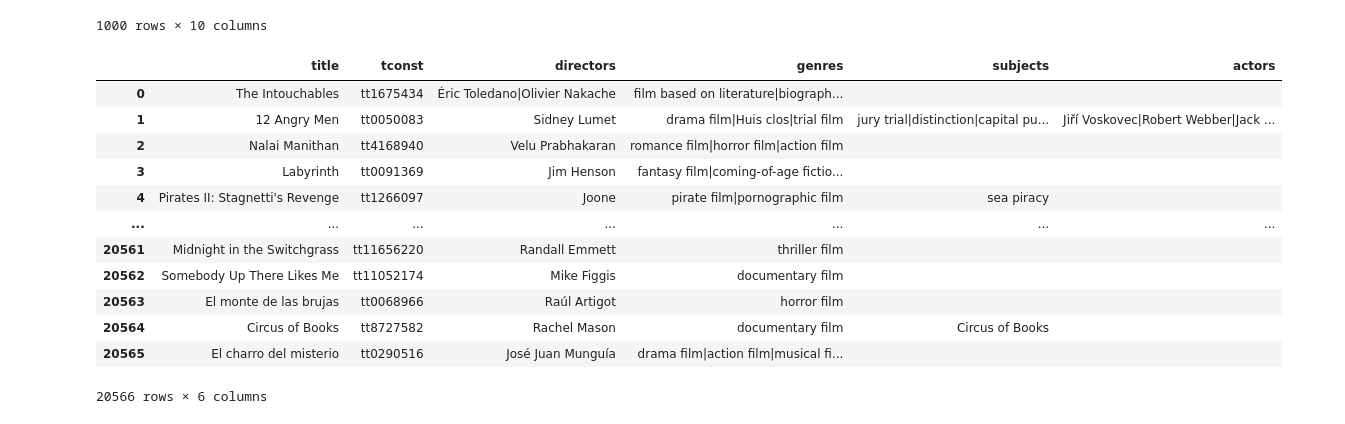
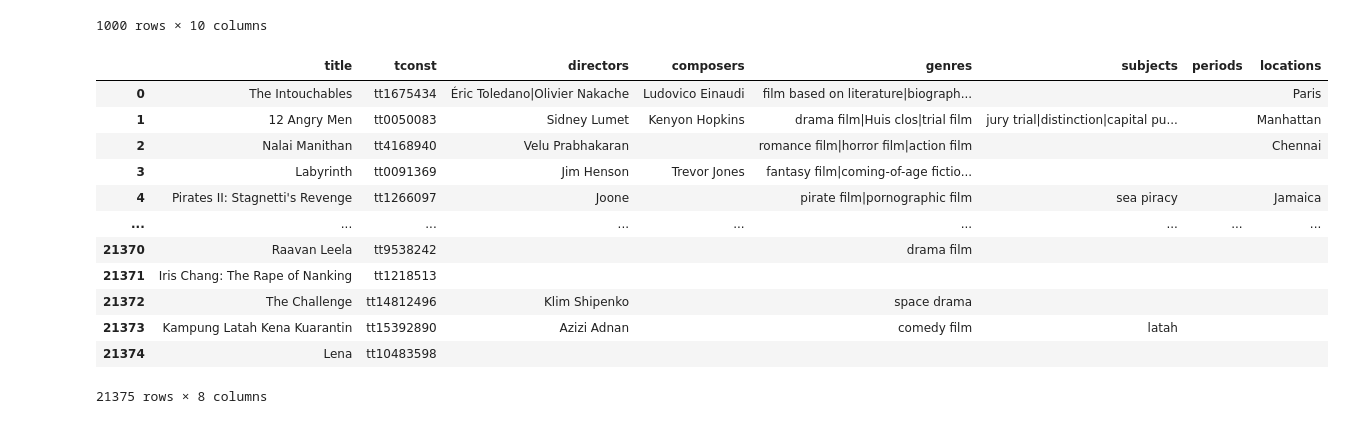
Before and after one commit to avengerpenguin/films, a Jupyter notebook: Films.ipynb, the cells around one changed output. Saved outputs shown, nothing was run; the diff lists cells and outputs as text; code cells hidden in the pictures.

Commit message:
Add in periods and settings for films

```diff
--- a/Films.ipynb
+++ b/Films.ipynb
@@ -77,45 +77,50 @@ def gen():
     PREFIX rdfs: <http://www.w3.org/2000/01/rdf-schema#>
 
     SELECT DISTINCT
     ?title ?tconst
     (GROUP_CONCAT(DISTINCT ?director; SEPARATOR="|") as ?directors)
+    (GROUP_CONCAT(DISTINCT ?composer; SEPARATOR="|") as ?composers)
     (GROUP_CONCAT(DISTINCT ?genre; SEPARATOR="|") as ?genres)
     (GROUP_CONCAT(DISTINCT ?subject; SEPARATOR="|") as ?subjects)
-    (GROUP_CONCAT(DISTINCT ?actor; SEPARATOR="|") as ?actors)
+    (GROUP_CONCAT(DISTINCT ?period; SEPARATOR="|") as ?periods)
+    (GROUP_CONCAT(DISTINCT ?location; SEPARATOR="|") as ?locations)
 
     WHERE {
         ?film wdt:P31 wd:Q11424 .
         ?film rdfs:label ?title .
         ?film wdt:P345 ?tconst .
         OPTIONAL { ?film wdt:P57 ?d . ?d rdfs:label ?director . }
+        OPTIONAL { ?film wdt:P86 ?c . ?c rdfs:label ?composer . }
         OPTIONAL { ?film wdt:P136 ?g . ?g rdfs:label ?genre . }
         OPTIONAL { ?film wdt:P921 ?s . ?s rdfs:label ?subject . }
-        OPTIONAL { ?film wdt:P161 ?g . ?g rdfs:label ?actor . }
+        OPTIONAL { ?film wdt:P180 ?s2 . ?s2 rdfs:label ?subject . }
+        OPTIONAL { ?film wdt:P2401 ?p . ?p rdfs:label ?period . }
+        OPTIONAL { ?film wdt:P840 ?l . ?l rdfs:label ?location . }
     }
     GROUP BY ?title ?tconst
     '''
 
     sparql.setQuery(QUERY)
     sparql.setReturnFormat(JSON)
     ret = sparql.queryAndConvert()
 
     for row in ret['results']['bindings']:
         yield {k: v['value'] for k, v in row.items()}
 
 
 df2 = pd.DataFrame.from_records(gen())
 df2
 # %% [output]
-|  | title | tconst | directors | genres | subjects | actors |
-| 0 | The Intouchables | tt1675434 | Éric Toledano|Olivier Nakache | film based on literature|biograph... |  |  |
-| 1 | 12 Angry Men | tt0050083 | Sidney Lumet | drama film|Huis clos|trial film | jury trial|distinction|capital pu... | Jiří Voskovec|Robert Webber|Jack ... |
-| 2 | Nalai Manithan | tt4168940 | Velu Prabhakaran | romance film|horror film|action film |  |  |
-| 3 | Labyrinth | tt0091369 | Jim Henson | fantasy film|coming-of-age fictio... |  |  |
-| 4 | Pirates II: Stagnetti's Revenge | tt1266097 | Joone | pirate film|pornographic film | sea piracy |  |
-| ... | ... | ... | ... | ... | ... | ... |
-| 20561 | Midnight in the Switchgrass | tt11656220 | Randall Emmett | thriller film |  |  |
-| 20562 | Somebody Up There Likes Me | tt11052174 | Mike Figgis | documentary film |  |  |
-| 20563 | El monte de las brujas | tt0068966 | Raúl Artigot | horror film |  |  |
-| 20564 | Circus of Books | tt8727582 | Rachel Mason | documentary film | Circus of Books |  |
-| 20565 | El charro del misterio | tt0290516 | José Juan Munguía | drama film|action film|musical fi... |  |  |
+|  | title | tconst | directors | composers | genres | subjects | periods | locations |
+| 0 | The Intouchables | tt1675434 | Éric Toledano|Olivier Nakache | Ludovico Einaudi | film based on literature|biograph... |  |  | Paris |
+| 1 | 12 Angry Men | tt0050083 | Sidney Lumet | Kenyon Hopkins | drama film|Huis clos|trial film | jury trial|distinction|capital pu... |  | Manhattan |
+| 2 | Nalai Manithan | tt4168940 | Velu Prabhakaran |  | romance film|horror film|action film |  |  | Chennai |
+| 3 | Labyrinth | tt0091369 | Jim Henson | Trevor Jones | fantasy film|coming-of-age fictio... |  |  |  |
+| 4 | Pirates II: Stagnetti's Revenge | tt1266097 | Joone |  | pirate film|pornographic film | sea piracy |  | Jamaica |
+| ... | ... | ... | ... | ... | ... | ... | ... | ... |
+| 21370 | Raavan Leela | tt9538242 |  |  | drama film |  |  |  |
+| 21371 | Iris Chang: The Rape of Nanking | tt1218513 |  |  |  |  |  |  |
+| 21372 | The Challenge | tt14812496 | Klim Shipenko |  | space drama |  |  |  |
+| 21373 | Kampung Latah Kena Kuarantin | tt15392890 | Azizi Adnan |  | comedy film | latah |  |  |
+| 21374 | Lena | tt10483598 |  |  |  |  |  |  |
-20566 rows × 6 columns
+21375 rows × 8 columns
```
Also changed, not shown: parts of 4 cells of this notebook, 2 other files.
